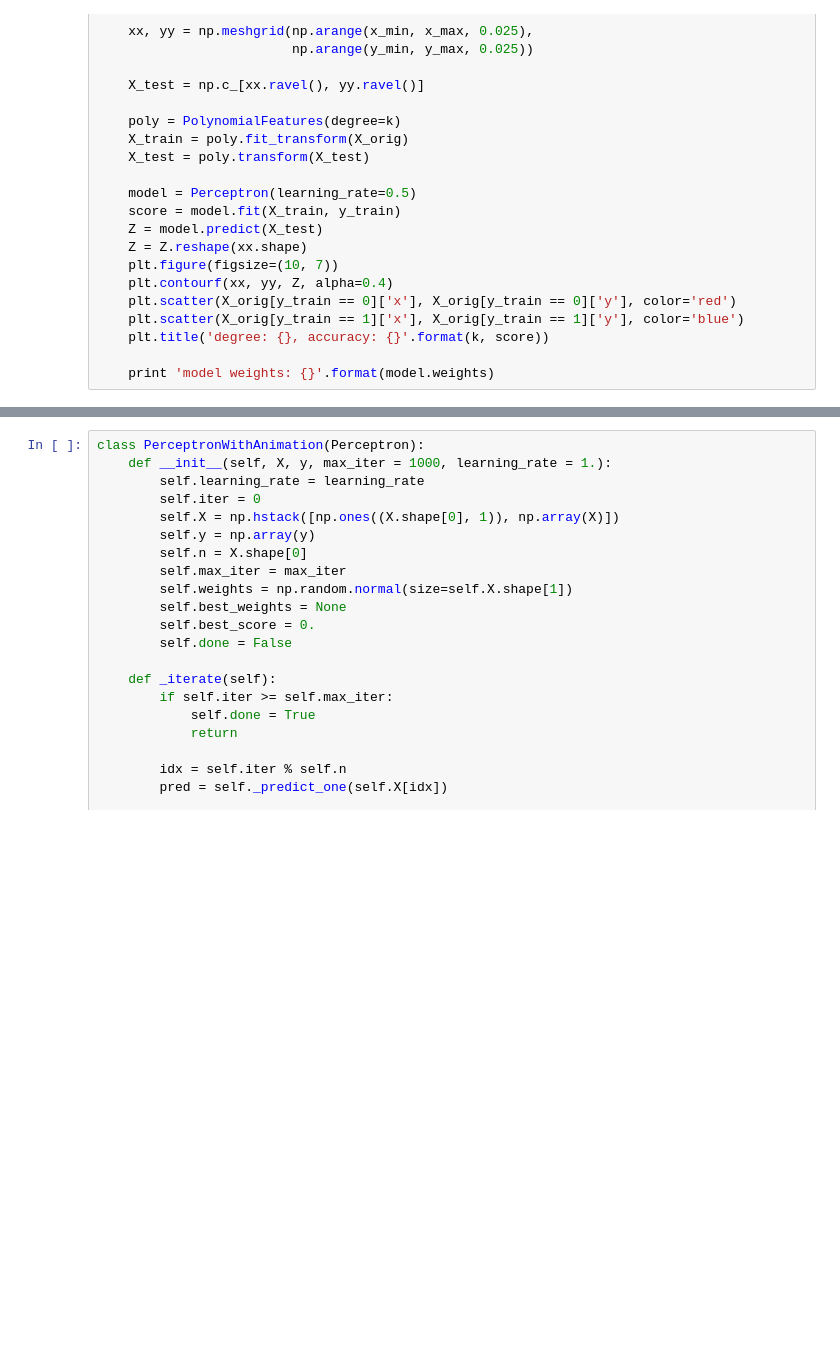
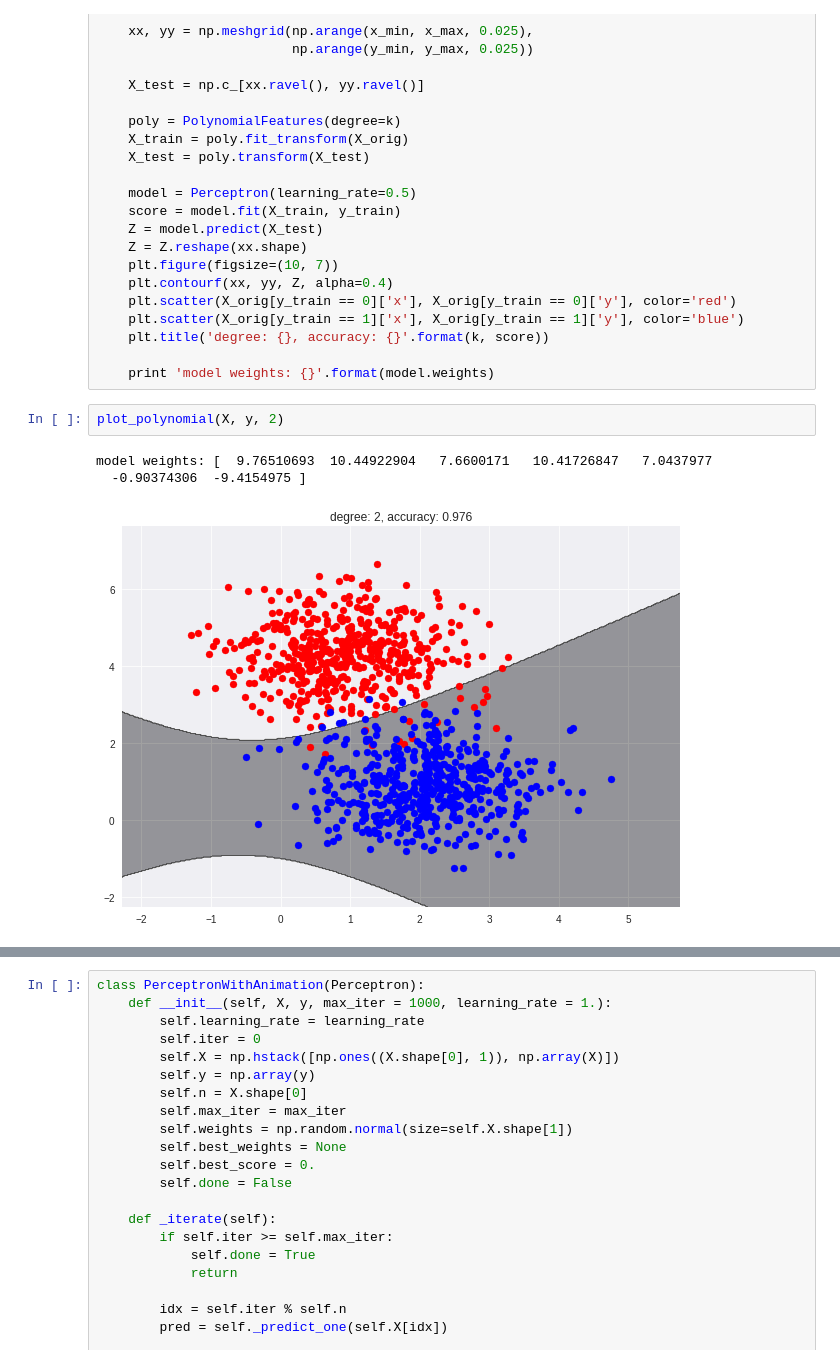
Before and after one commit to Vlad0922/ml_1_solutions, a Jupyter notebook: 4/Peceptron.ipynb, the cells around one changed output, grey strips where cells are left out. Saved outputs shown, nothing was run; the diff lists cells and outputs as text; blank space fills up the shorter version.

```diff
--- a/4/Peceptron.ipynb
+++ b/4/Peceptron.ipynb
@@ -130,6 +130,12 @@ def plot_polynomial(X_orig, y_train, k):
     plt.title('degree: {}, accuracy: {}'.format(k, score))
 
     print 'model weights: {}'.format(model.weights)
+# %%
+plot_polynomial(X, y, 2)
+# %% [output]
+model weights: [  9.76510693  10.44922904   7.6600171   10.41726847   7.0437977
+  -0.90374306  -9.4154975 ]
+[figure, added]
 # %%
 plot_polynomial(X, y, 3)
 # %% [output]
```
Also changed, not shown: parts of 7 cells of this notebook.
